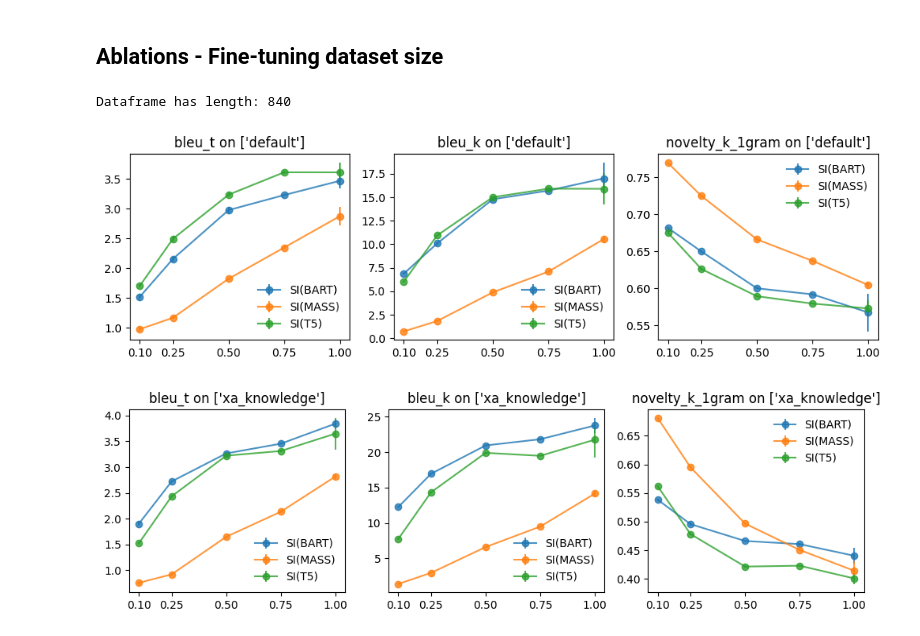
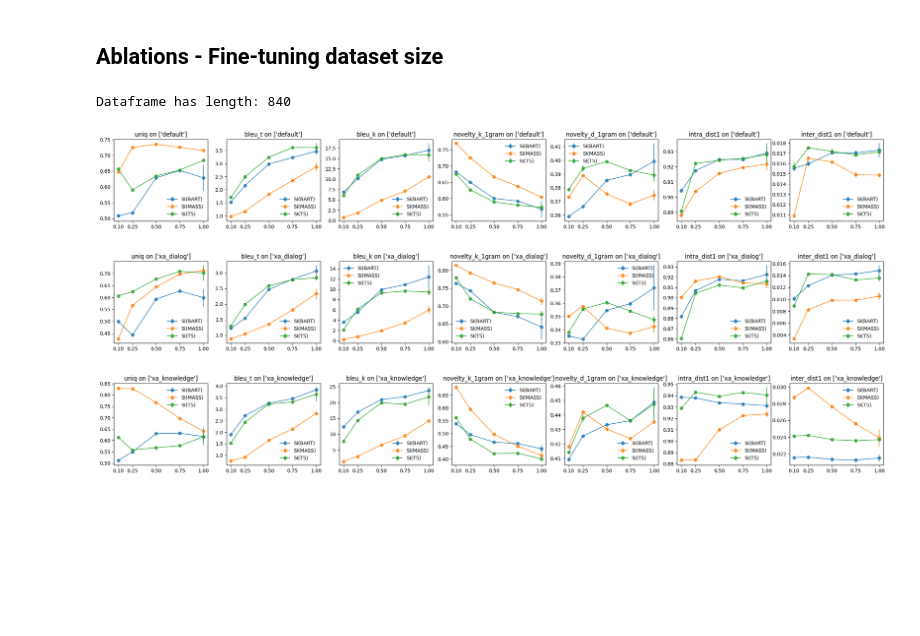
Before and after one commit to ZurichNLP/understanding-ctx-aug, a Jupyter notebook: summarize_results.ipynb, the cells around one changed output. Drawn from its saved outputs; the diff is of its cells as text; code cells hidden in the pictures; blank space fills up the shorter version.

```diff
--- a/summarize_results.ipynb
+++ b/summarize_results.ipynb
@@ -407,37 +425,85 @@ def plot_data_size_ablation(df, agg_ops={}, gen_settings_subset=None, models_sub
             for ax, k in zip(axes, agg_ops.keys()):
                 if verbose:
                     print(f'Plotting {model} {k} on axis {i} ...')
 
                 x_vals = df.index.get_level_values('ft_data_size').values
                 ax.errorbar(
                         x_vals,
                         df[k]['mean'].values,
                         yerr=df[k]['std'].values,
                         label = model[0], # ' '.join(list(model)),
                         marker = 'o',
                         alpha=0.8,
                         linestyle = '-',
                         # fmt='-o'
                     )
 
                 ax.set_title(f'{k} on {gen_settings_subset}')
                 ax.set_xticks(x_vals)
                 ax.legend(frameon=False)
 
     return
 
 print(f'Dataframe has length: {len(df)}')
 # plot_data_size_ablation(df, agg_ops=agg_ops, subset=['default', 'xa_dialog', 'xa_knowledge'])
 # plot_data_size_ablation(df, agg_ops={'bleu_t': [np.mean, np.std]}, gen_settings_subset=['default'], models_subset=['SI(T5)','SI(MASS)','SI(BART)'])
 # plot_data_size_ablation(df, agg_ops={'ppl_mean': [np.mean, np.std]}, gen_settings_subset=['default'], models_subset=['SI(T5)','SI(MASS)','SI(BART)'])
 # plot_data_size_ablation(df, agg_ops={'ppl_mean': [np.mean, np.std]}, gen_settings_subset=['xa_dialog'], models_subset=['SI(T5)','SI(MASS)','SI(BART)'])
 # plot_data_size_ablation(df, agg_ops={'ppl_mean': [np.mean, np.std]}, gen_settings_subset=['xa_knowledge'], models_subset=['SI(T5)','SI(MASS)','SI(BART)'])
-plot_data_size_ablation(df, agg_ops={'bleu_t': [np.mean, np.std], 'bleu_k': [np.mean, np.std], 'novelty_k_1gram': [np.mean, np.std]}, gen_settings_subset=['default'], models_subset=['SI(T5)','SI(MASS)','SI(BART)'])
-plot_data_size_ablation(df, agg_ops={'bleu_t': [np.mean, np.std], 'bleu_k': [np.mean, np.std], 'novelty_k_1gram': [np.mean, np.std]}, gen_settings_subset=['xa_knowledge'], models_subset=['SI(T5)','SI(MASS)','SI(BART)'])
+# plot_data_size_ablation(df, agg_ops={'bleu_t': [np.mean, np.std], 'bleu_k': [np.mean, np.std], 'novelty_k_1gram': [np.mean, np.std]}, gen_settings_subset=['default'], models_subset=['SI(T5)','SI(MASS)','SI(BART)'])
+
+plot_data_size_ablation(
+    df,
+    agg_ops={
+        'uniq': [np.mean, np.std],
+        'bleu_t': [np.mean, np.std],
+        'bleu_k': [np.mean, np.std],
+        'novelty_k_1gram': [np.mean, np.std],
+        'novelty_d_1gram': [np.mean, np.std],
+        'intra_dist1': [np.mean, np.std],
+        # 'intra_dist2': [np.mean, np.std],
+        'inter_dist1': [np.mean, np.std],
+        },
+    gen_settings_subset=['default'],
+    models_subset=['SI(T5)','SI(MASS)','SI(BART)']
+)
+
+plot_data_size_ablation(
+    df,
+    agg_ops={
+        'uniq': [np.mean, np.std],
+        'bleu_t': [np.mean, np.std],
+        'bleu_k': [np.mean, np.std],
+        'novelty_k_1gram': [np.mean, np.std],
+        'novelty_d_1gram': [np.mean, np.std],
+        'intra_dist1': [np.mean, np.std],
+        # 'intra_dist2': [np.mean, np.std],
+        'inter_dist1': [np.mean, np.std],
+        },
+    gen_settings_subset=['xa_dialog'],
+    models_subset=['SI(T5)','SI(MASS)','SI(BART)']
+)
+
+plot_data_size_ablation(
+    df,
+    agg_ops={
+        'uniq': [np.mean, np.std],
+        'bleu_t': [np.mean, np.std],
+        'bleu_k': [np.mean, np.std],
+        'novelty_k_1gram': [np.mean, np.std],
+        'novelty_d_1gram': [np.mean, np.std],
+        'intra_dist1': [np.mean, np.std],
+        # 'intra_dist2': [np.mean, np.std],
+        'inter_dist1': [np.mean, np.std],
+        },
+    gen_settings_subset=['xa_knowledge'],
+    models_subset=['SI(T5)','SI(MASS)','SI(BART)']
+)
 # %% [output]
 Dataframe has length: 840
-[figure, old version]
+[figure, new version]
-[figure, old version]
+[figure, new version]
+[figure, added]
 # %%
 def parse_title(title):
     title = title.replace('bart_small', '')
```
Also changed, not shown: parts of 4 cells of this notebook, 11 other files.
